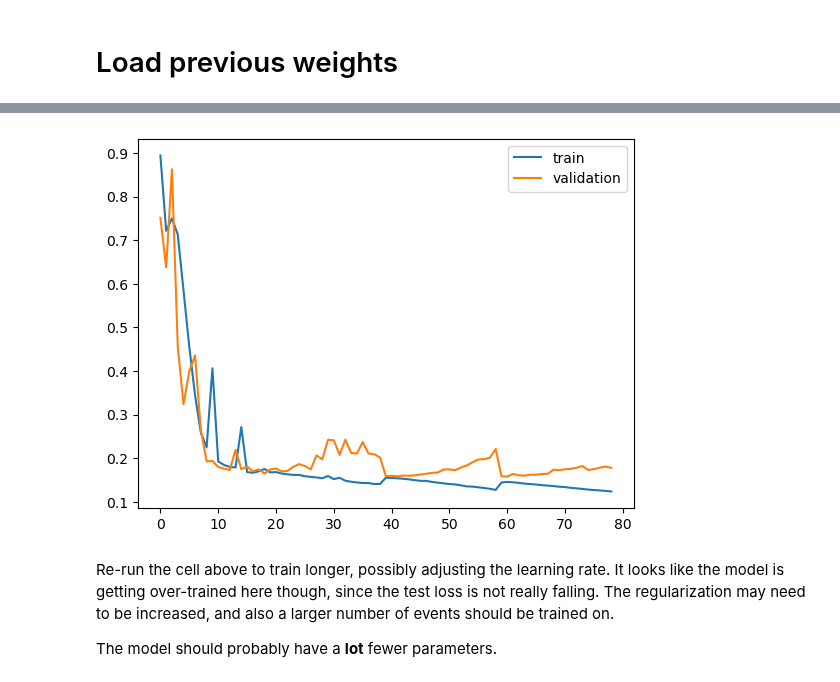
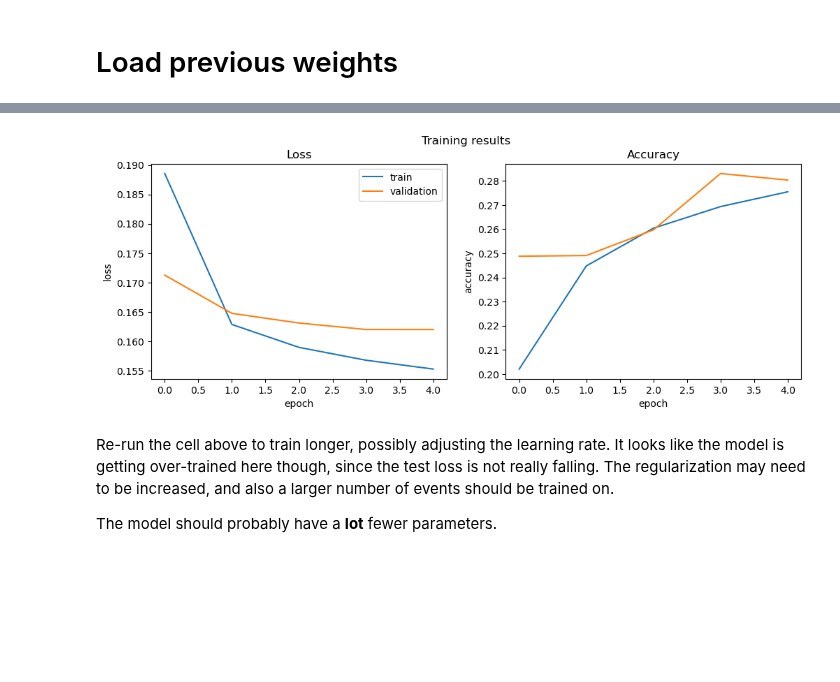
Before and after one commit to mholtrop/Analysis, a Jupyter notebook: MC2021/MC_CNN_Test.ipynb, the cells around one changed output, grey strips where cells are left out. Cells and saved outputs as stored; diff of their text form; code cells hidden in the pictures; blank space fills up the shorter version.

```diff
--- a/MC2021/MC_CNN_Test.ipynb
+++ b/MC2021/MC_CNN_Test.ipynb
@@ -346,6 +452,6 @@ history = {'loss':[],'train_accuracy':[],'val_loss':[],'val_accuracy':[]}
 # %%
 optimizer = tf.keras.optimizers.Adam(learning_rate=0.0001)
-EPOCHS = 20
+EPOCHS = 5
 
 for num_epoch in range(EPOCHS):
     epoch += 1
@@ -362,14 +468,14 @@ for num_epoch in range(EPOCHS):
     #    test_step(test_images, test_labels)
 
     for i in range(len(x_train)//mini_batch_size):
-        if i%(len(x_train)//mini_batch_size//10) ==0:
-            print(".",end="")
+        if i%(len(x_train)//mini_batch_size//20) ==0:
+            print(f".",end="")
         train_step(x_train[i*mini_batch_size:(i+1)*mini_batch_size], y_train[i*mini_batch_size:(i+1)*mini_batch_size])
 
 
-    for i in range(len(x_train)//mini_batch_size):
-        if i%(len(x_train)//mini_batch_size//10) ==0:
-            print(".",end="")
+    for i in range(len(x_test)//mini_batch_size):
+        if i%(len(x_test)//mini_batch_size//10) ==0:
+            print(f"+",end="")
         test_step(x_test[i*mini_batch_size:(i+1)*mini_batch_size], y_test[i*mini_batch_size:(i+1)*mini_batch_size])
 
     print("")
@@ -378,10 +484,10 @@ for num_epoch in range(EPOCHS):
         model.save_weights(checkpoint_path.format(epoch=epoch))
         print(f"Wrote {checkpoint_path.format(epoch=epoch)}")
 
-    history['loss'] += [train_loss.result()]
-    history['train_accuracy'] += [train_accuracy.result()]
-    history['val_loss'] += [test_loss.result()]
-    history['val_accuracy'] += [test_accuracy.result()]
+    history['loss'] += [float(train_loss.result().numpy())]
+    history['train_accuracy'] += [float(train_accuracy.result().numpy())]
+    history['val_loss'] += [float(test_loss.result().numpy())]
+    history['val_accuracy'] += [float(test_accuracy.result().numpy())]
     print(
         f'Epoch {epoch},'
         f'Loss: {history["loss"][-1]:10.7f}, '
@@ -410,11 +505,20 @@ Epoch 115,Loss:  0.1084569, Accuracy: 24.476%, Test Loss:  0.2024291, Test Accur
-# %%
-fig = plt.figure()
-plt.plot(history['loss'][1:], label="train")
-plt.plot(history['val_loss'][1:], label="validation")
-plt.legend()
-plt.show()
-# %% [output]
-[figure, removed]
+# %%
+fig, (ax1, ax2) = plt.subplots(1, 2, figsize=(12,4))
+fig.suptitle('Training results')
+ax1.set_title("Loss")
+ax1.set_ylabel("loss")
+ax1.set_xlabel("epoch")
+ax1.plot(history['loss'][:], label="train")
+ax1.plot(history['val_loss'][:], label="validation")
+ax1.legend()
+ax2.set_title("Accuracy")
+ax2.set_ylabel("accuracy")
+ax2.set_xlabel("epoch")
+ax2.plot(history['train_accuracy'][:], label="train accuracy")
+ax2.plot(history['val_accuracy'][:], label="validation accuracy")
+plt.show()
+# %% [output]
+[figure, added]
 # %% [markdown]
 Re-run the cell above to train longer, possibly adjusting the learning rate. It looks like the model is getting over-trained here though, since the test loss is not really falling. The regularization may need to be increased, and also a larger number of events should be trained on.
 
```
Also changed, not shown: parts of 22 cells of this notebook, 1 other file.
